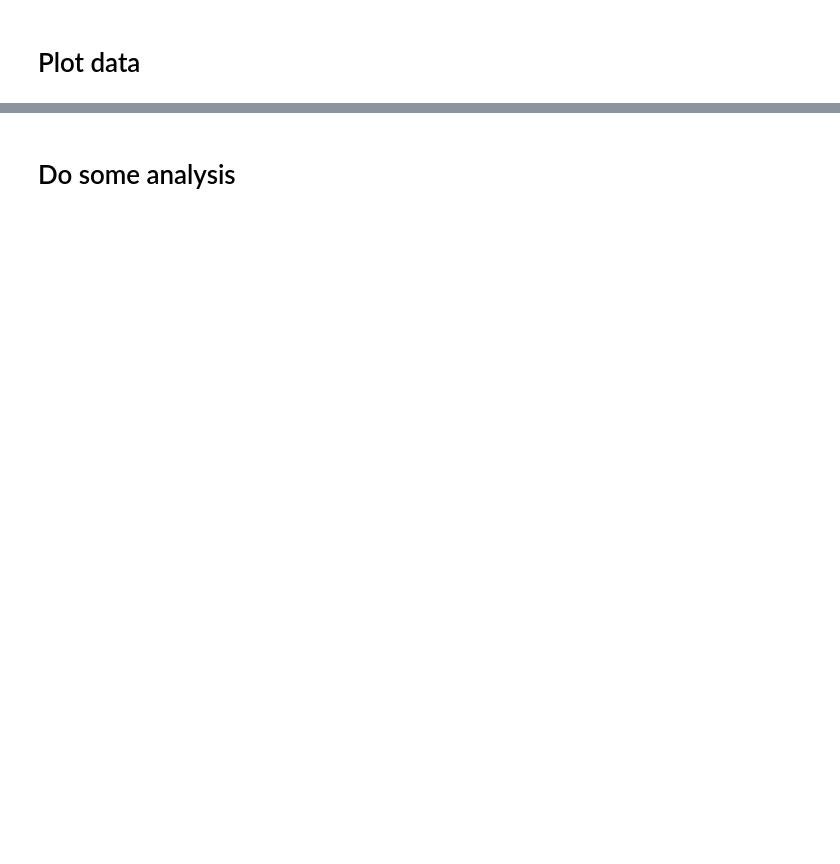
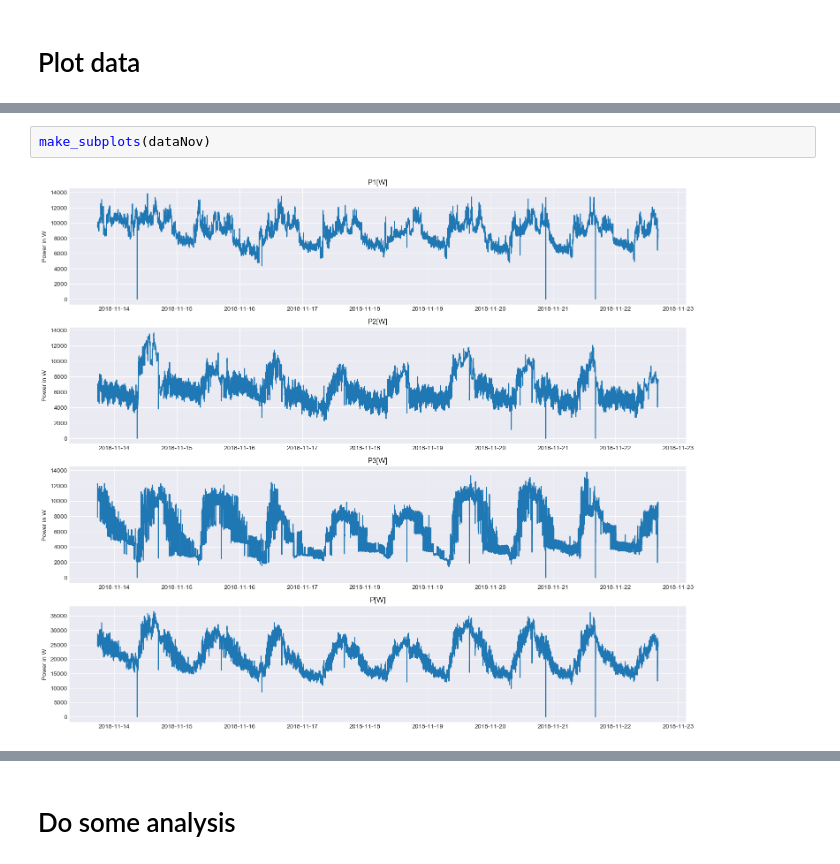
Before and after one commit to mtreml/powermonitoring, a Jupyter notebook: jupyter/Analyse_and_Plot_KEW_Data.ipynb, the cells around one changed output, grey strips where cells are left out. Saved outputs shown, nothing was run; the diff lists cells and outputs as text; blank space fills up the shorter version.

```diff
--- a/jupyter/Analyse_and_Plot_KEW_Data.ipynb
+++ b/jupyter/Analyse_and_Plot_KEW_Data.ipynb
@@ -90,0 +113,4 @@ plt.show()
+# %%
+make_subplots(dataNov)
+# %% [output]
+[figure, added]
```
Also changed, not shown: parts of 16 cells of this notebook, 1 other file.
